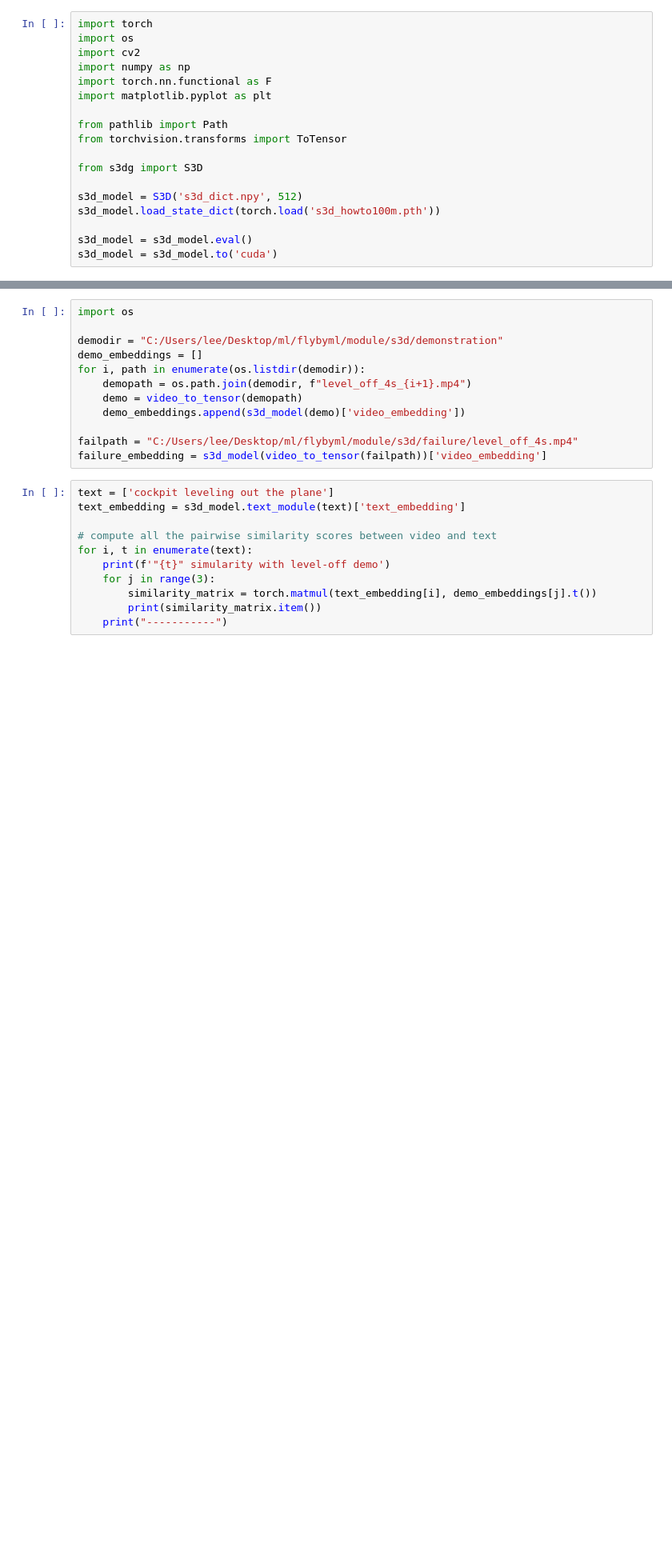
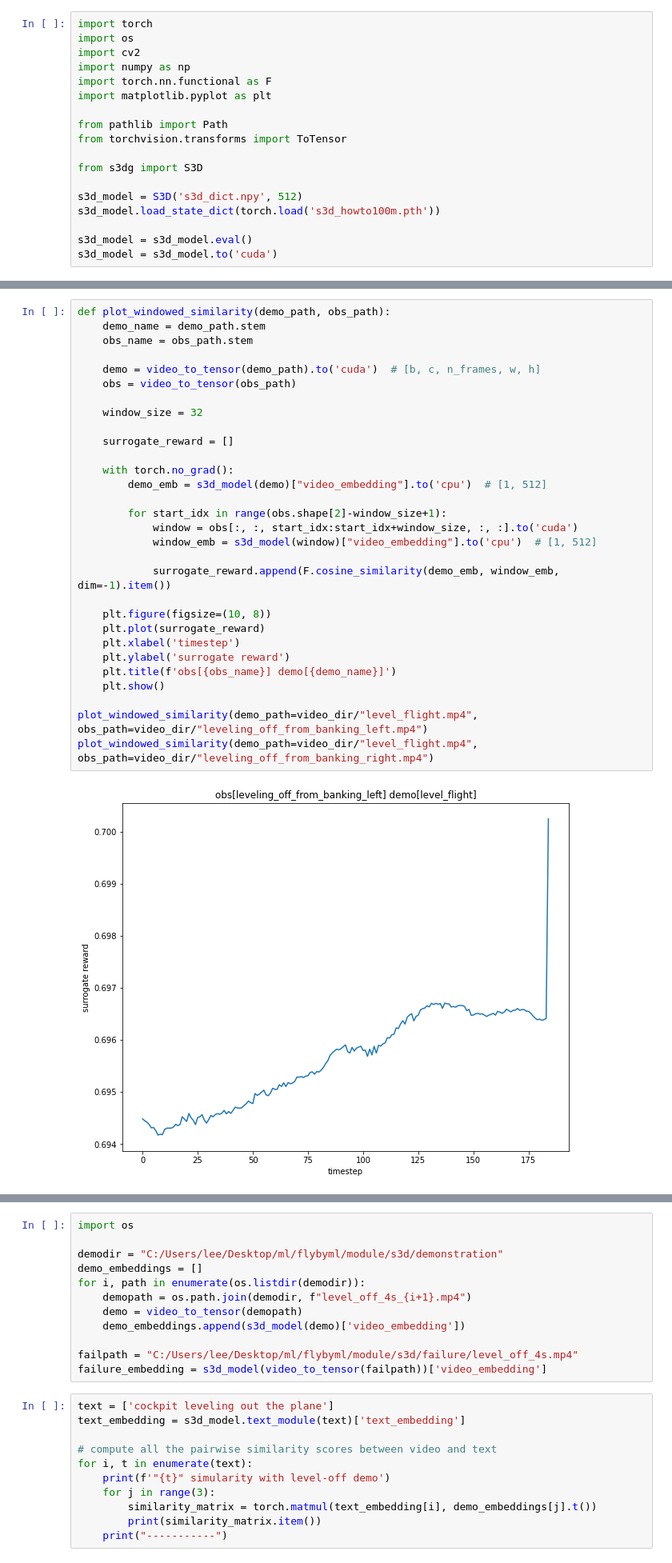
Before and after one commit to litcoderr/flybyml, a Jupyter notebook: module/s3d/test.ipynb, the cells around one changed output, grey strips where cells are left out. Shown at 80% size. Saved outputs shown, nothing was run; the diff lists cells and outputs as text; blank space fills up the shorter version.

Commit message:
add: plotting surrogate reward with video demonstration

```diff
--- a/module/s3d/test.ipynb
+++ b/module/s3d/test.ipynb
@@ -124 +100,33 @@ plt.show()
 [figure]
+# %%
+def plot_windowed_similarity(demo_path, obs_path):
+    demo_name = demo_path.stem
+    obs_name = obs_path.stem
+
+    demo = video_to_tensor(demo_path).to('cuda')  # [b, c, n_frames, w, h]
+    obs = video_to_tensor(obs_path)
+
+    window_size = 32
+
+    surrogate_reward = []
+
+    with torch.no_grad():
+        demo_emb = s3d_model(demo)["video_embedding"].to('cpu')  # [1, 512]
+
+        for start_idx in range(obs.shape[2]-window_size+1):
+            window = obs[:, :, start_idx:start_idx+window_size, :, :].to('cuda')
+            window_emb = s3d_model(window)["video_embedding"].to('cpu')  # [1, 512]
+
+            surrogate_reward.append(F.cosine_similarity(demo_emb, window_emb, dim=-1).item())
+
+    plt.figure(figsize=(10, 8))
+    plt.plot(surrogate_reward)
+    plt.xlabel('timestep')
+    plt.ylabel('surrogate reward')
+    plt.title(f'obs[{obs_name}] demo[{demo_name}]')
+    plt.show()
+
+plot_windowed_similarity(demo_path=video_dir/"level_flight.mp4", obs_path=video_dir/"leveling_off_from_banking_left.mp4")
+plot_windowed_similarity(demo_path=video_dir/"level_flight.mp4", obs_path=video_dir/"leveling_off_from_banking_right.mp4")
+# %% [output]
+[figure, added]
```
Also changed, not shown: parts of 4 cells of this notebook.
